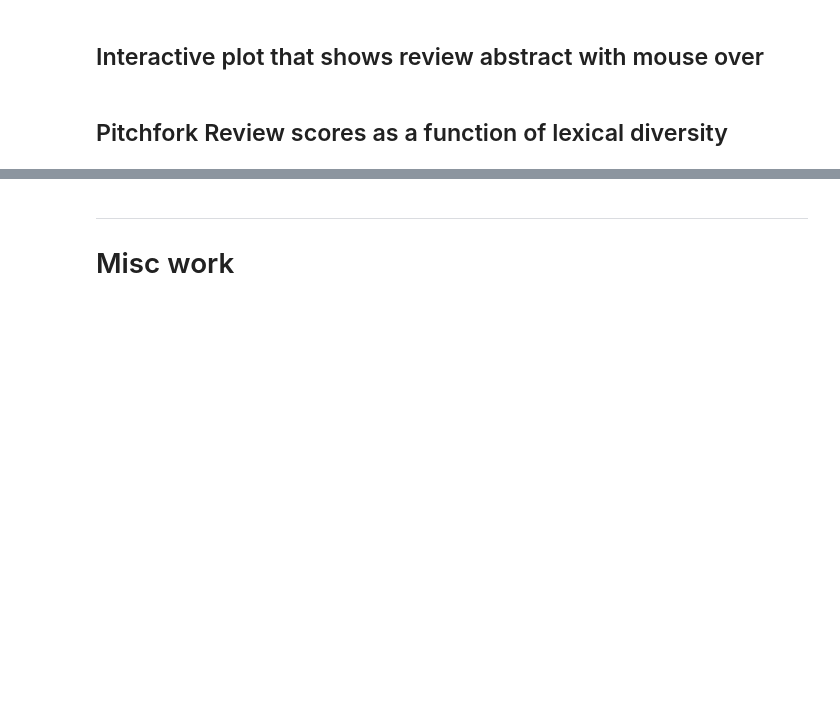
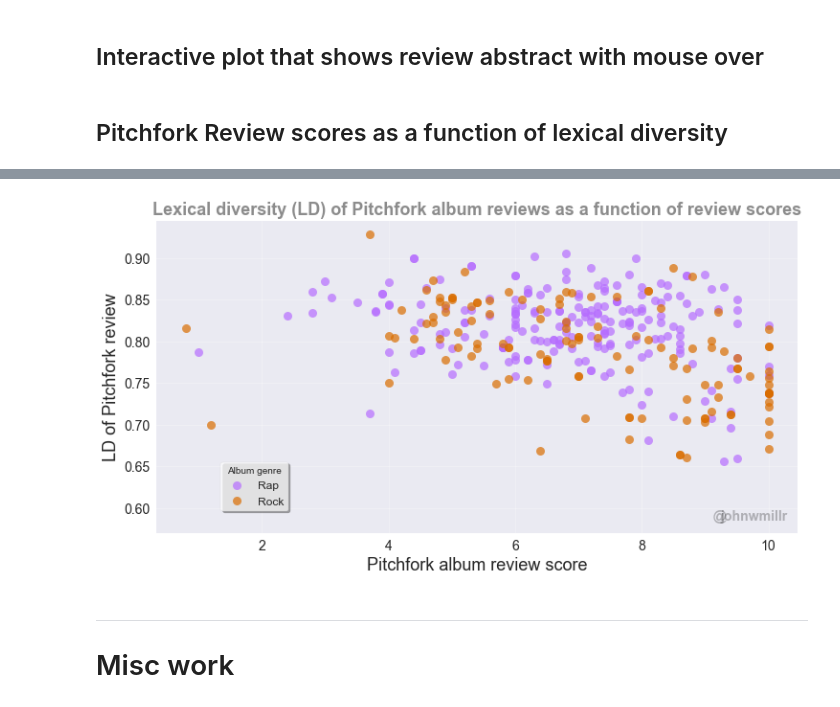
Before and after one commit to johnwmillr/pitchfork_reviews_and_lyrics, a Jupyter notebook: analysis.ipynb, the cells around one changed output, grey strips where cells are left out. Cells and saved outputs as stored; diff of their text form; code cells hidden in the pictures; blank space fills up the shorter version.

```diff
--- a/analysis.ipynb
+++ b/analysis.ipynb
@@ -364,3 +367,55 @@ mpld3.display()
+# %%
+# Create the data tips
+names = combo.artist.values
+imgs = ['<img src="{}" width="80">'.format(url) for url in combo.cover]
+labels = []
+for i in range(len(combo)):
+    label = combo.iloc[[i], :].T
+    label.columns = [names[i]]
+    html = label.drop(['best_new_music', 'abstract', 'editorial', 'url', 'cover'], axis=0).to_html() + '\n' + imgs[i]
+    labels.append(html)
+# %%
+# Scatter plot the data
+ms = 9
+fig, ax = plt.subplots(figsize=(12,6))
+ax.grid(True, alpha=0.3)
+
+x, y = combo.score, combo.lexdiv_r
+b = []
+for genre, color in zip(list(set(combo.genre))[:2], colors[:2]):
+    b.append(plt.plot(x[combo.genre==genre], y[combo.genre==genre], 'o',
+                      color=color, ms=ms, alpha=0.7, label=(genre[0].upper() + genre[1:])))
+
+# https://mpld3.github.io/examples/html_tooltips.html
+points = ax.plot(x, y, 'ko', mec='k', ms=ms, alpha=0.0, label="") # Plot all of the data
+tooltip = plugins.PointHTMLTooltip(points[0], labels, voffset=10, hoffset=10, css=css)
+plugins.connect(fig, tooltip)
+
+
+title = "Lexical diversity (LD) of Pitchfork album reviews as a function of review scores"
+ax.set_title(title, fontsize=FS+2, color='gray', weight='heavy', alpha=0.9)
+ax.set_xlabel("Pitchfork album review score", fontsize=FS+2)
+ax.set_ylabel("LD of Pitchfork review", fontsize=FS+2)
+
+# ax.set_xlabel("Lexical diversity (album lyrics)", fontsize=FS)
+# ax.set_ylabel("Pitchfork score (album review)", fontsize=FS)
+for tick in ax.xaxis.get_major_ticks():
+        tick.label.set_fontsize(FS-2)
+for tick in ax.yaxis.get_major_ticks():
+    tick.label.set_fontsize(FS-2)
+params = {'alpha':0.3, 'va':'center', 'ha':'right', 'weight':'heavy', 'fontsize':FS-2}
+ax.text(9.33, 0.59, "@", **params)
+ax.text(10.3, 0.59, "johnwmillr", **params)
+
+params = {'frameon':True, 'shadow':True, 'fontsize':'large', 'facecolor':'white',
+          'title':'Album genre', 'framealpha':0.7}
+ax.legend(loc=(0.1,.07), **params)
+
+# mpld3.display()
+plotname = 'mpld3_{}_vs_{}'.format('score', 'lexdiv_reviews')
+mpld3.save_html(fig, './figures/'+plotname+'.html', figid=plotname, template_type='simple')
+# %% [output]
+[figure, added]
 # %% [markdown]
 ---
 # Misc work
```
Also changed, not shown: parts of 2 cells of this notebook.
